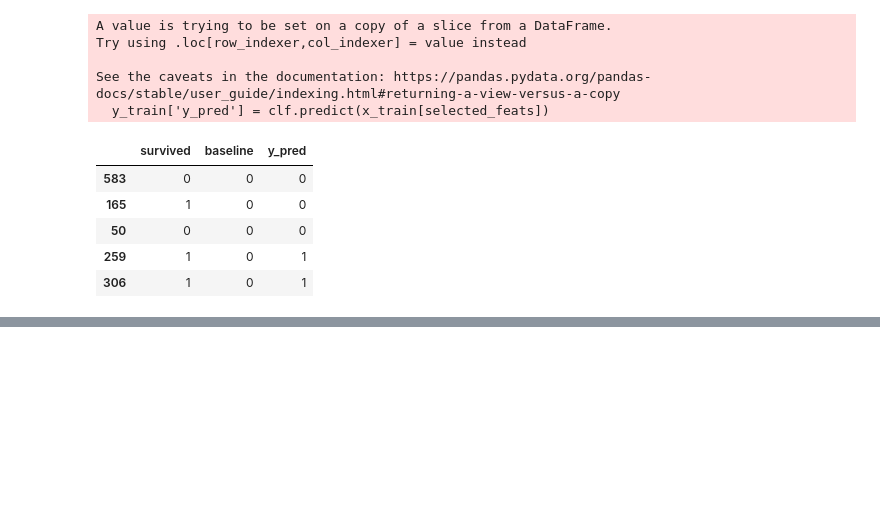
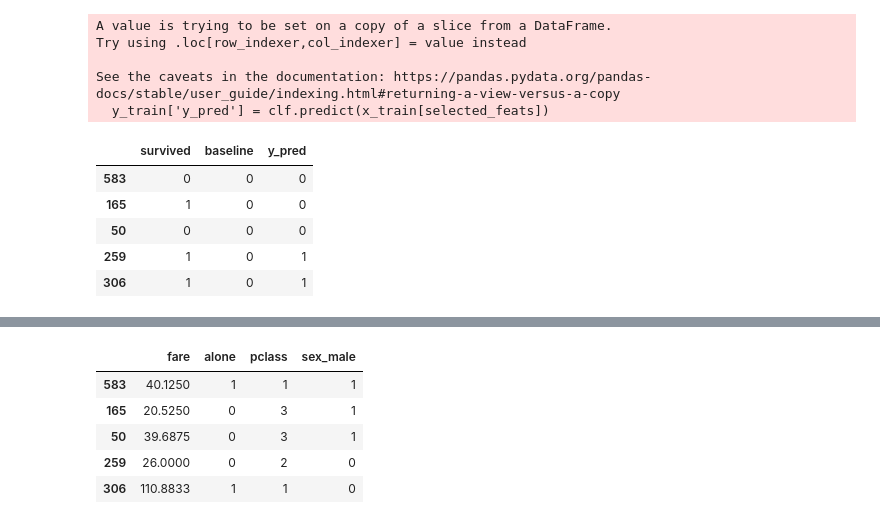
Before and after one commit to MatthewL09/classification-exercises, a Jupyter notebook: model.ipynb, the cells around one changed output, grey strips where cells are left out. Saved outputs shown, nothing was run; the diff lists cells and outputs as text; code cells hidden in the pictures; blank space fills up the shorter version.

```diff
--- a/model.ipynb
+++ b/model.ipynb
@@ -425,0 +467,10 @@ y_train.head()
+# %%
+train_val, test = train_test_split(kndf,
+                                  train_size=0.8,
+                                  stratify=kndf.survived,
+                                  random_state=123)
+# %%
+train, validate = train_test_split(train_val,
+                                  train_size=0.7,
+                                  stratify=train_val.survived,
+                                  random_state=123)
@@ -425,0 +481,16 @@ y_train.head()
+# %%
+x_cols = ['fare', 'alone', 'pclass','sex_male']
+y_col = 'survived'
+
+X_train, y_train = train[x_cols], train[y_col]
+X_validate, y_validate = validate[x_cols], validate[y_col]
+X_test, y_test = test[x_cols], test[y_col]
+# %%
+X_train.head()
+# %% [output]
+|  | fare | alone | pclass | sex_male |
+| 583 | 40.1250 | 1 | 1 | 1 |
+| 165 | 20.5250 | 0 | 3 | 1 |
+| 50 | 39.6875 | 0 | 3 | 1 |
+| 259 | 26.0000 | 0 | 2 | 0 |
+| 306 | 110.8833 | 1 | 1 | 0 |
```
Also changed, not shown: parts of 24 cells of this notebook.
